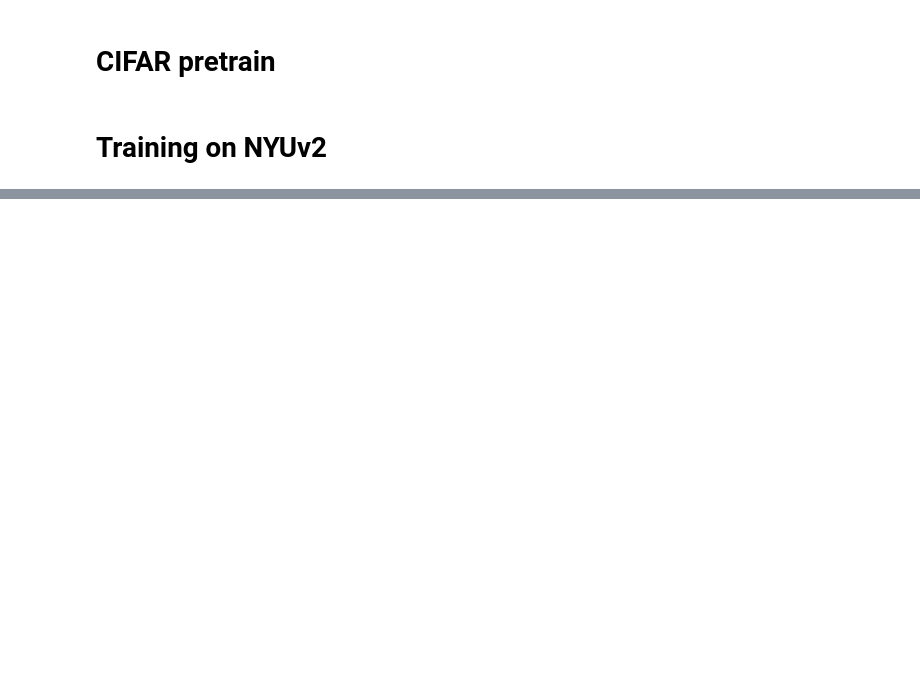
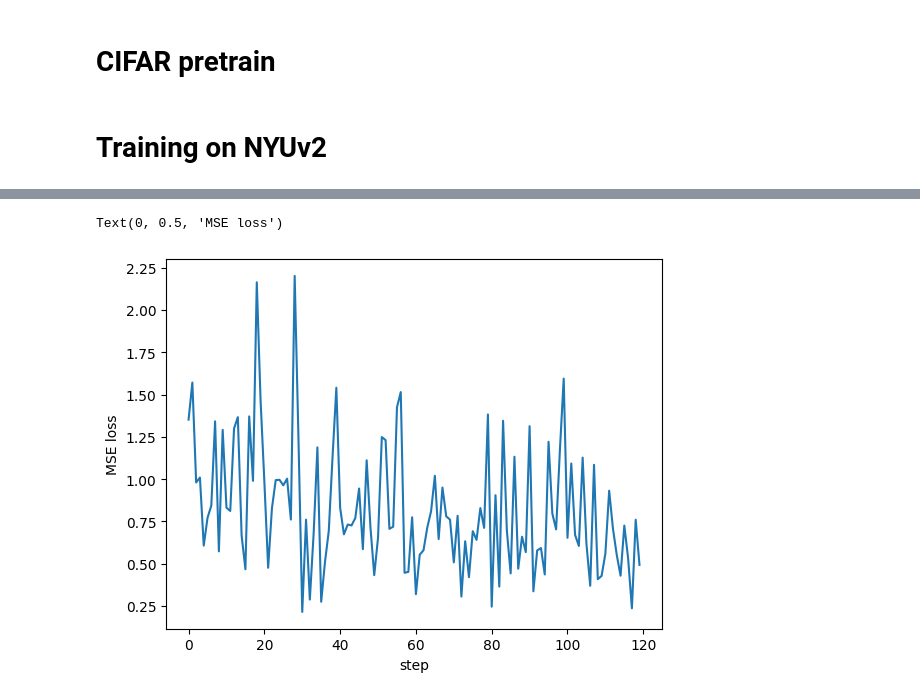
Before and after one commit to VashchilkoAV/course_cvdl, a Jupyter notebook: task_project/training.ipynb, the cells around one changed output, grey strips where cells are left out. Saved outputs shown, nothing was run; the diff lists cells and outputs as text; code cells hidden in the pictures; blank space fills up the shorter version.

Commit message:
model trained

```diff
--- a/task_project/training.ipynb
+++ b/task_project/training.ipynb
@@ -195,19 +37,18 @@ def train(dataset, net=None, criterion=None, optimizer=None, batch_size=8, lr=3e
                 targets = targets.to(device)
             optimizer.zero_grad()
             outputs = net(inputs)
-            losses = criterion(outputs, targets).mean(axis=0)
-            loss_value = losses.sum()
-            if torch.isnan(loss_value).any():
+            loss = criterion(outputs, targets)
+            if torch.isnan(loss).any():
                 warnings.warn("nan loss! skip update")
-                print(f"last loss: {[l.item() for l in losses]}")
+                print(f"last loss: {loss.item()}")
                 break
-            running_loss += loss_value
+            running_loss += loss.item()
             if (i % stats_step == 0):
                 print(f"epoch {epoch}|{i}; total loss:{running_loss / stats_step}")
-                print(f"last losses: {[l.item() for l in losses.flatten()]}")
-                log.append([l.item() for l in losses.flatten()])
+                print(f"last losses: {loss.item()}")
+                log.append(loss.item())
                 running_loss = 0.0
-            loss_value.backward()
+            loss.backward()
             optimizer.step()
     print('Finished Training')
     return net, log
@@ -247,7 +88,7 @@ assert valdir_nyu.exists(), "Set your own path to val"
 # %%
 train_dataset = NYUDataset(traindir_nyu, split='train')
 # %%
-net = Model(pretrained=True)
+net = models.Model(pretrained=True)
 lr = 0.01
 optimizer = optim.SGD(net.parameters(), lr=lr, momentum=0.9, weight_decay=0.0001)
 criterion = nn.MSELoss()
@@ -283,0 +130,7 @@ torch.save(trained_net.state_dict(), 'trained1_state.pth')
+# %%
+plt.plot(log)
+plt.xlabel('step')
+plt.ylabel('MSE loss')
+# %% [output]
+Text(0, 0.5, 'MSE loss')
+[figure, added]
```
Also changed, not shown: parts of 8 cells of this notebook, 4 other files.
